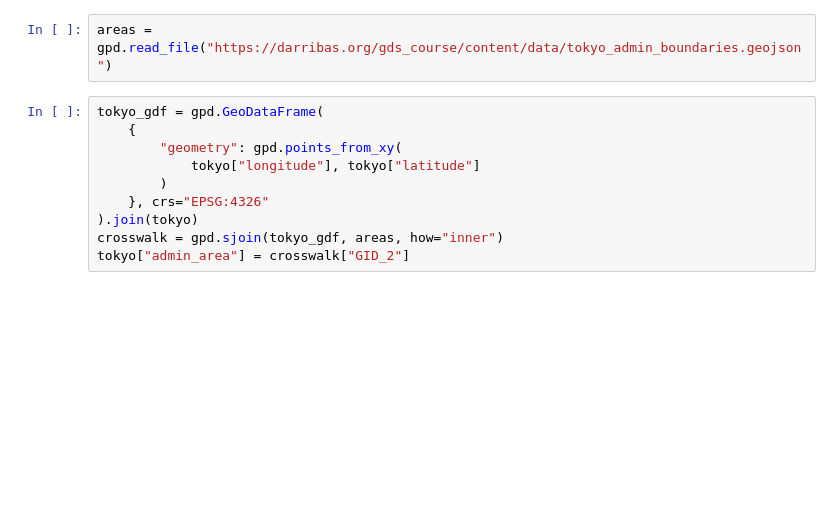
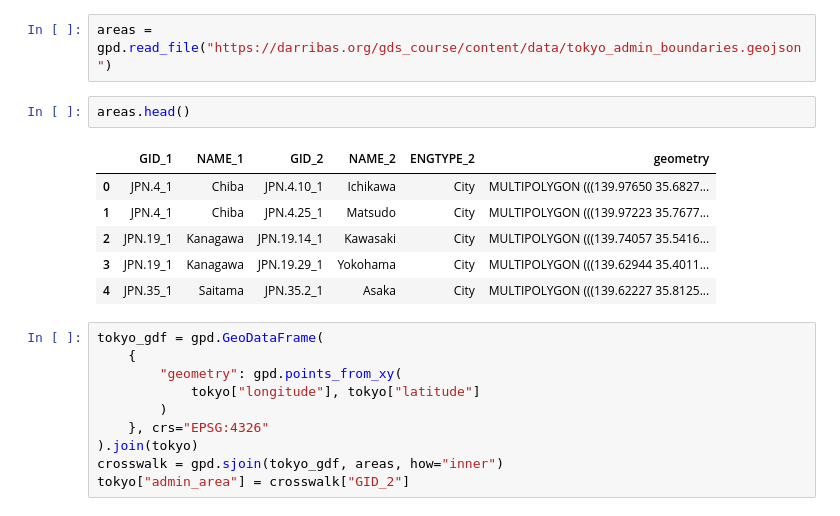
Before and after one commit to DiegoHS79/tfm-graphs, a Jupyter notebook: src/analysis/tutorial.ipynb, the cells around one changed output. Cells and saved outputs as stored; diff of their text form; blank space fills up the shorter version.

```diff
--- a/src/analysis/tutorial.ipynb
+++ b/src/analysis/tutorial.ipynb
@@ -13,5 +22,14 @@ tokyo = pd.read_csv("https://geographicdata.science/book/_downloads/7fb86b605af1
 # %%
 areas = gpd.read_file("https://darribas.org/gds_course/content/data/tokyo_admin_boundaries.geojson")
+# %%
+areas.head()
+# %% [output]
+|  | GID_1 | NAME_1 | GID_2 | NAME_2 | ENGTYPE_2 | geometry |
+| 0 | JPN.4_1 | Chiba | JPN.4.10_1 | Ichikawa | City | MULTIPOLYGON (((139.97650 35.6827... |
+| 1 | JPN.4_1 | Chiba | JPN.4.25_1 | Matsudo | City | MULTIPOLYGON (((139.97223 35.7677... |
+| 2 | JPN.19_1 | Kanagawa | JPN.19.14_1 | Kawasaki | City | MULTIPOLYGON (((139.74057 35.5416... |
+| 3 | JPN.19_1 | Kanagawa | JPN.19.29_1 | Yokohama | City | MULTIPOLYGON (((139.62944 35.4011... |
+| 4 | JPN.35_1 | Saitama | JPN.35.2_1 | Asaka | City | MULTIPOLYGON (((139.62227 35.8125... |
 # %%
 tokyo_gdf = gpd.GeoDataFrame(
     {
```
Also changed, not shown: parts of 2 cells of this notebook, 2 other files.
